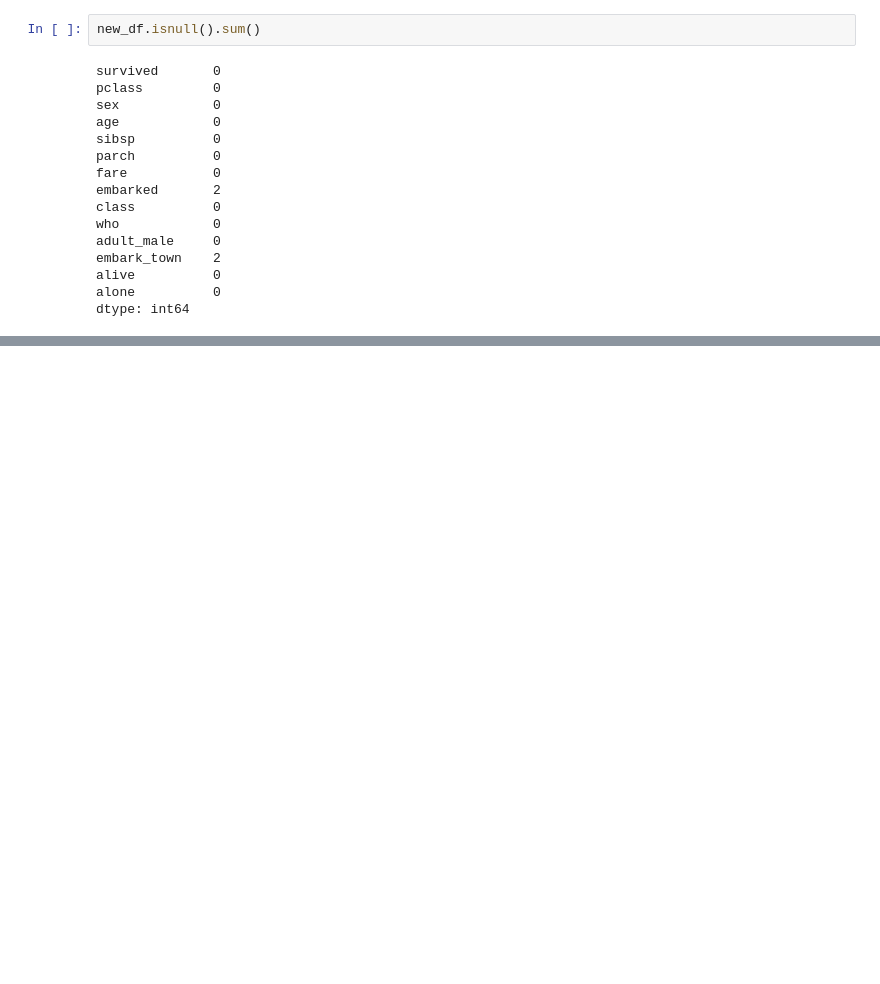
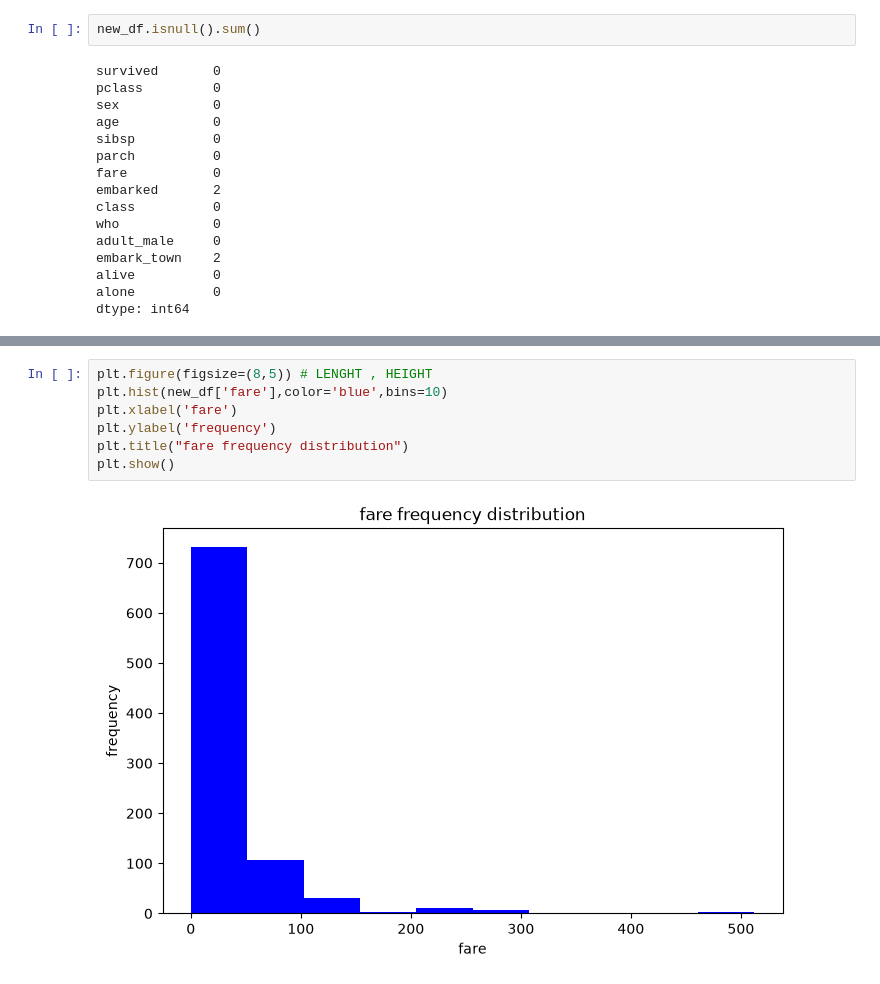
Before and after one commit to Rahuldhawan888/data_science.py, a Jupyter notebook: Day7(Pandas).ipynb, the cells around one changed output, grey strips where cells are left out. Drawn from its saved outputs; the diff is of its cells as text; blank space fills up the shorter version.

```diff
--- a/Day7(Pandas).ipynb
+++ b/Day7(Pandas).ipynb
@@ -1093,0 +1093,9 @@ dtype: int64
+# %%
+plt.figure(figsize=(8,5)) # LENGHT , HEIGHT
+plt.hist(new_df['fare'],color='blue',bins=10)
+plt.xlabel('fare')
+plt.ylabel('frequency')
+plt.title("fare frequency distribution")
+plt.show()
+# %% [output]
+[figure, added]
```
Also changed, not shown: parts of 21 cells of this notebook.
